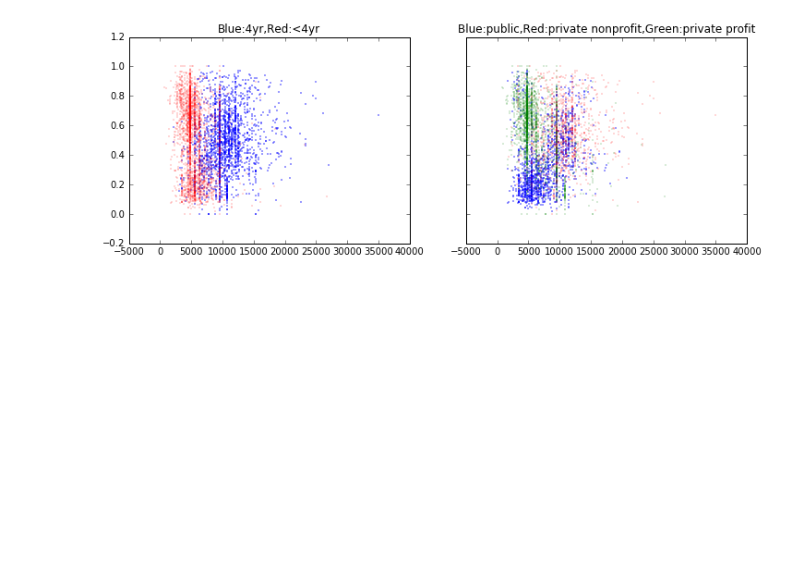
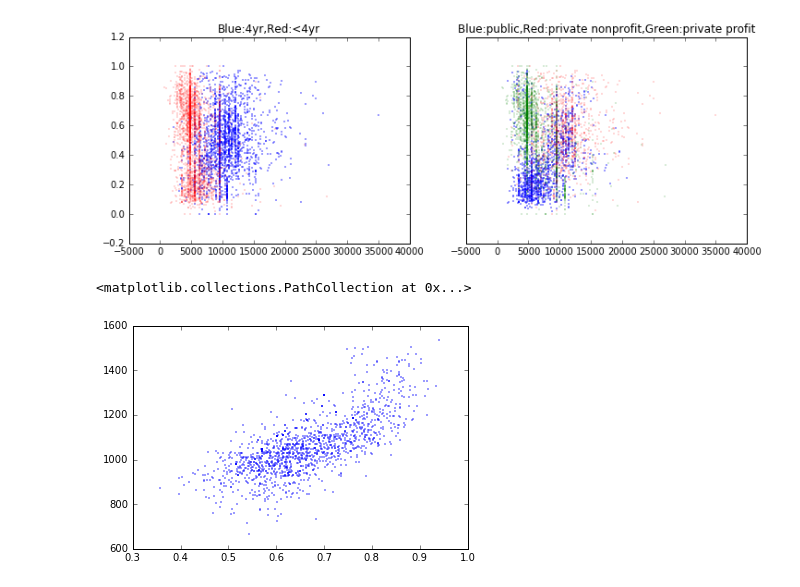
Before and after one commit to reynardmh/mlnd-projects, a Jupyter notebook: p5/CollegeScorecard_Raw_Data/exploratory.ipynb, the cells around one changed output. Drawn from its saved outputs; the diff is of its cells as text; code cells hidden in the pictures; blank space fills up the shorter version.

```diff
--- a/p5/CollegeScorecard_Raw_Data/exploratory.ipynb
+++ b/p5/CollegeScorecard_Raw_Data/exploratory.ipynb
@@ -381,3 +294,8 @@ Median debt complete VS completion
 [figure]
 Median debt non-completer VS completion
 [figure]
+# %%
+plt.scatter(data.PAR_ED_PCT_PS, data.SAT_AVG_ALL, c='b', s=2, linewidths=0)
+# %% [output]
+<matplotlib.collections.PathCollection at 0x...>
+[figure, added]
```
Also changed, not shown: parts of 13 cells of this notebook, 7 other files.
